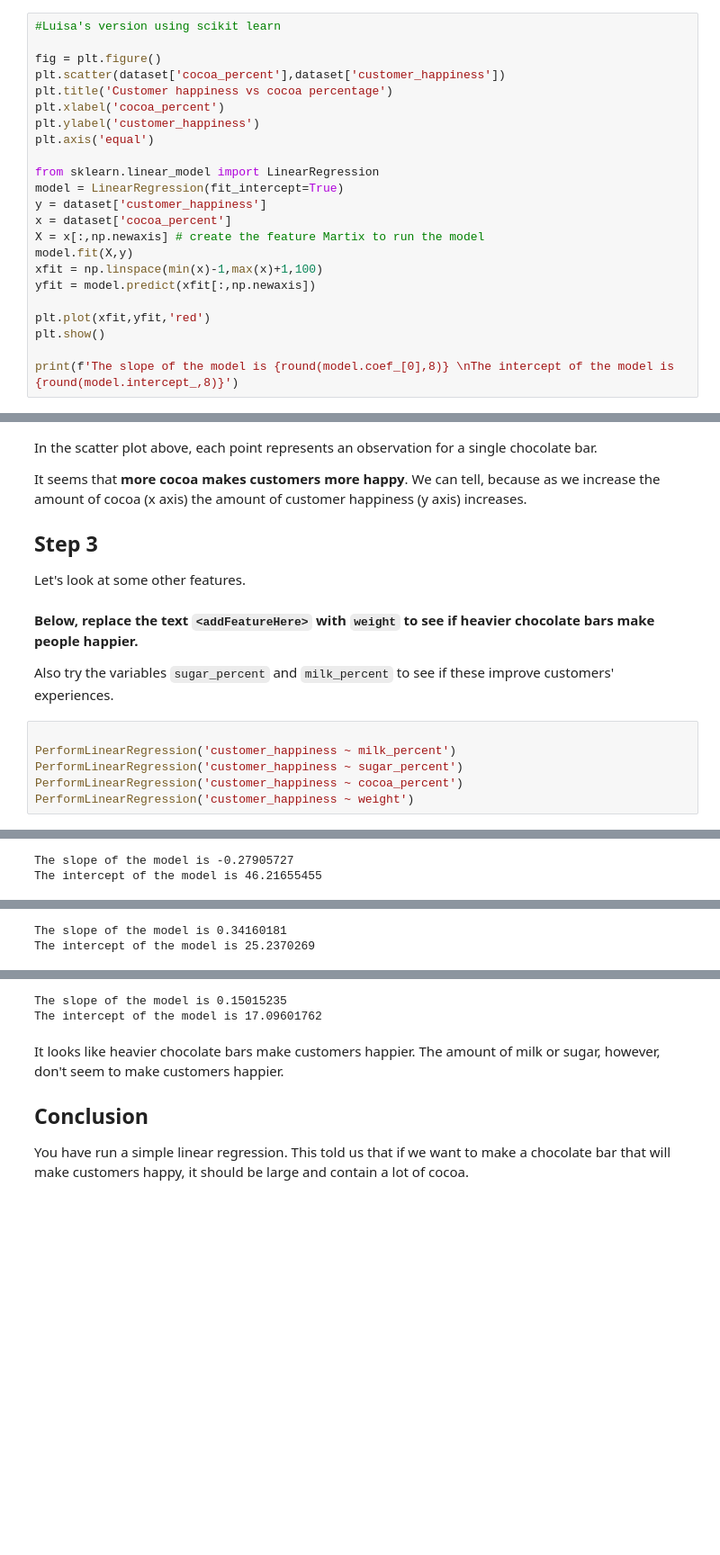
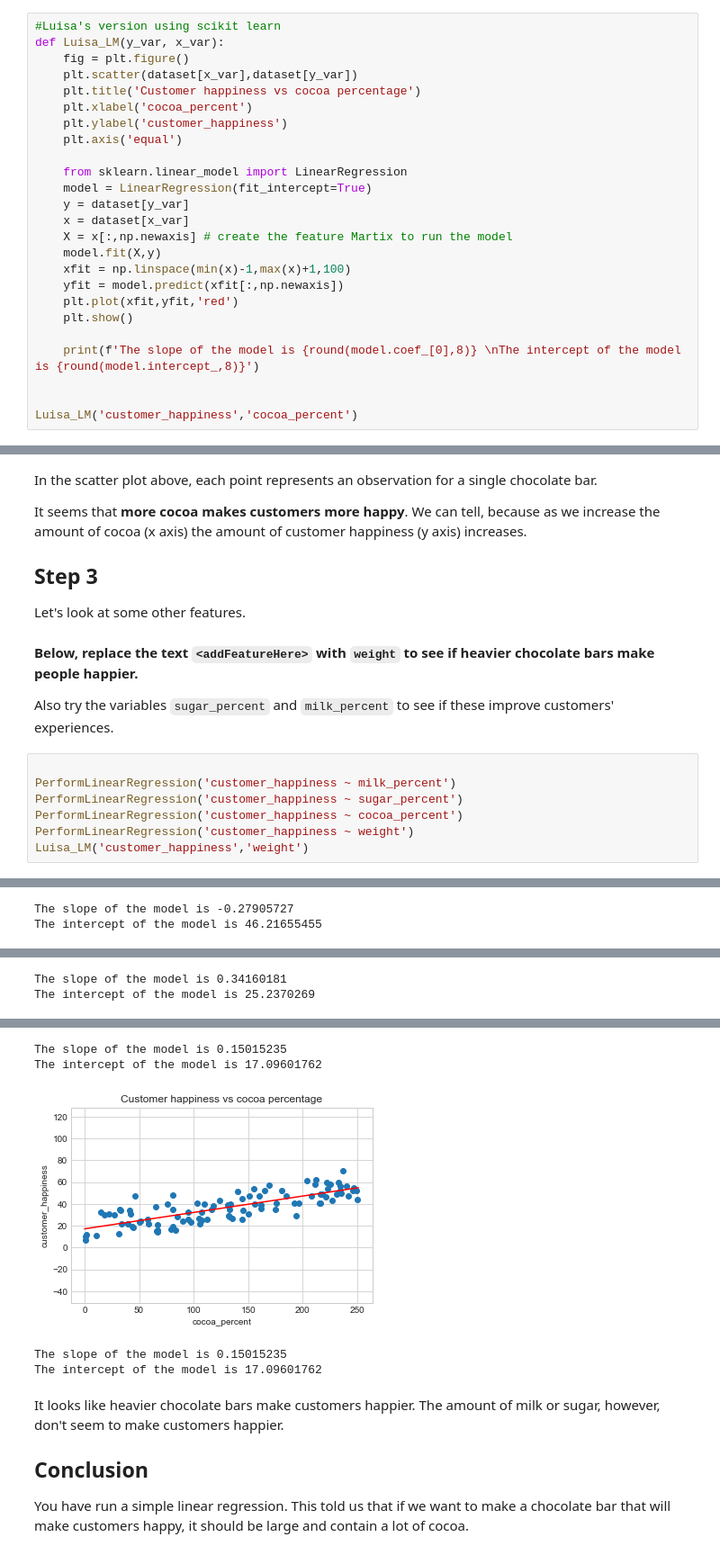
Before and after one commit to LuisaBrg/LM_ex1, a Jupyter notebook: 02. Linear Regression - Python.ipynb, the cells around one changed output, grey strips where cells are left out. Shown at 90% size. Saved outputs shown, nothing was run; the diff lists cells and outputs as text; blank space fills up the shorter version.

```diff
--- a/02. Linear Regression - Python.ipynb
+++ b/02. Linear Regression - Python.ipynb
@@ -93,27 +93,29 @@ The slope of the model is 0.34160181
 The intercept of the model is 25.2370269
 # %%
 #Luisa's version using scikit learn
+def Luisa_LM(y_var, x_var):
+    fig = plt.figure()
+    plt.scatter(dataset[x_var],dataset[y_var])
+    plt.title('Customer happiness vs cocoa percentage')
+    plt.xlabel('cocoa_percent')
+    plt.ylabel('customer_happiness')
+    plt.axis('equal')
 
-fig = plt.figure()
-plt.scatter(dataset['cocoa_percent'],dataset['customer_happiness'])
-plt.title('Customer happiness vs cocoa percentage')
-plt.xlabel('cocoa_percent')
-plt.ylabel('customer_happiness')
-plt.axis('equal')
+    from sklearn.linear_model import LinearRegression
+    model = LinearRegression(fit_intercept=True)
+    y = dataset[y_var]
+    x = dataset[x_var]
+    X = x[:,np.newaxis] # create the feature Martix to run the model
+    model.fit(X,y)
+    xfit = np.linspace(min(x)-1,max(x)+1,100)
+    yfit = model.predict(xfit[:,np.newaxis])
+    plt.plot(xfit,yfit,'red')
+    plt.show()
 
-from sklearn.linear_model import LinearRegression
-model = LinearRegression(fit_intercept=True)
-y = dataset['customer_happiness']
-x = dataset['cocoa_percent']
-X = x[:,np.newaxis] # create the feature Martix to run the model
-model.fit(X,y)
-xfit = np.linspace(min(x)-1,max(x)+1,100)
-yfit = model.predict(xfit[:,np.newaxis])
+    print(f'The slope of the model is {round(model.coef_[0],8)} \nThe intercept of the model is {round(model.intercept_,8)}')
 
-plt.plot(xfit,yfit,'red')
-plt.show()
 
-print(f'The slope of the model is {round(model.coef_[0],8)} \nThe intercept of the model is {round(model.intercept_,8)}')
+Luisa_LM('customer_happiness','cocoa_percent')
 # %% [output]
 [figure]
 The slope of the model is 0.34160181
@@ -134,22 +136,26 @@ Also try the variables `sugar_percent` and  `milk_percent` to see if these impro
 # %%
 
 PerformLinearRegression('customer_happiness ~ milk_percent')
 PerformLinearRegression('customer_happiness ~ sugar_percent')
 PerformLinearRegression('customer_happiness ~ cocoa_percent')
 PerformLinearRegression('customer_happiness ~ weight')
+Luisa_LM('customer_happiness','weight')
 # %% [output]
 [figure]
 The slope of the model is -0.11502554
 The intercept of the model is 40.52257892
 [figure]
 The slope of the model is -0.27905727
 The intercept of the model is 46.21655455
 [figure]
 The slope of the model is 0.34160181
 The intercept of the model is 25.2370269
 [figure]
 The slope of the model is 0.15015235
 The intercept of the model is 17.09601762
+[figure, added]
+The slope of the model is 0.15015235
+The intercept of the model is 17.09601762
 # %% [markdown]
 It looks like heavier chocolate bars make customers happier. The amount of milk or sugar, however, don't seem to make customers happier.
 
```
